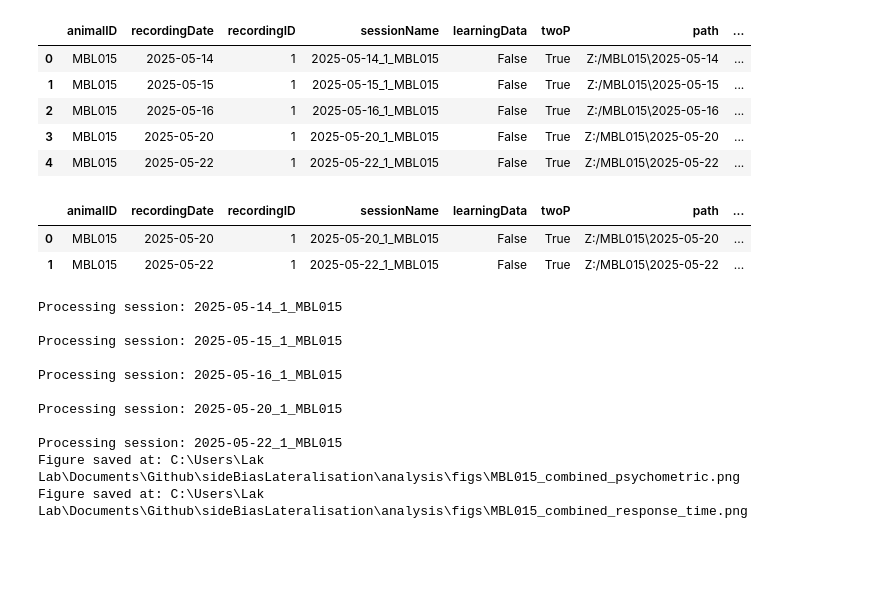
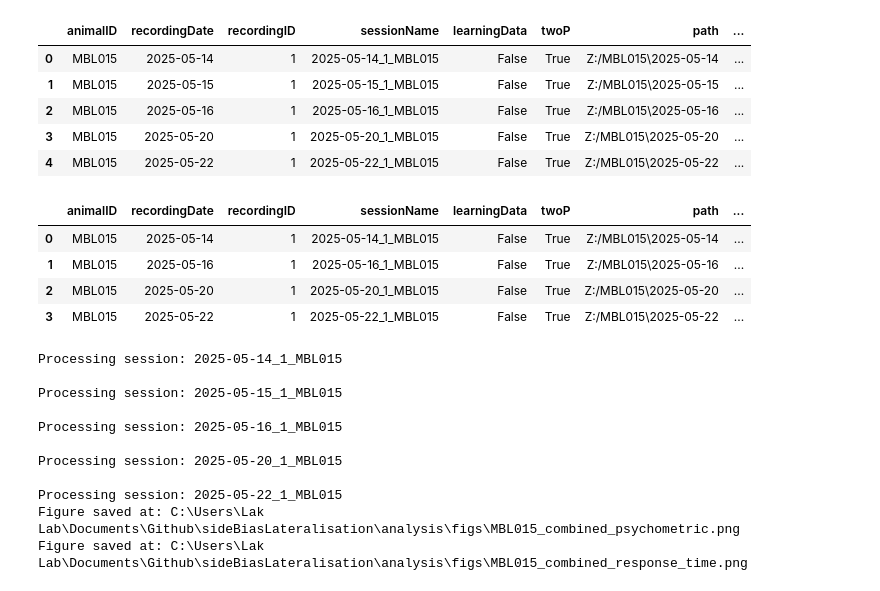
Before and after one commit to huriyeatg/sideBiasLateralisation, a Jupyter notebook: sideBiasLateralisation_combinedanalysis.ipynb, the cells around one changed output. Cells and saved outputs as stored; diff of their text form; code cells hidden in the pictures; blank space fills up the shorter version.

```diff
--- a/sideBiasLateralisation_combinedanalysis.ipynb
+++ b/sideBiasLateralisation_combinedanalysis.ipynb
@@ -35,15 +35,17 @@ info.recordingList
 | 4 | MBL015 | 2025-05-22 | 1 | 2025-05-22_1_MBL015 | False | True | Z:/MBL015\2025-05-22 | ... |
 # %%
 # List of sessions to filter
-specific_expRefs = ['2025-05-22_1_MBL015', '2025-05-20_1_MBL015']
-# specific_expRefs = ['2025-05-22_1_MBL015']
+specific_expRefs = ['2025-05-22_1_MBL015', '2025-05-20_1_MBL015', '2025-05-16_1_MBL015', '2025-05-14_1_MBL015']
+# specific_expRefs = ['2025-05-20_1_MBL015']
 # Filter the recording list to include only the specified sessions
 info.recordingList = info.recordingList[info.recordingList['sessionName'].isin(specific_expRefs)].reset_index(drop=True)
 info.recordingList
 # %% [output]
 |  | animalID | recordingDate | recordingID | sessionName | learningData | twoP | path | ... |
-| 0 | MBL015 | 2025-05-20 | 1 | 2025-05-20_1_MBL015 | False | True | Z:/MBL015\2025-05-20 | ... |
-| 1 | MBL015 | 2025-05-22 | 1 | 2025-05-22_1_MBL015 | False | True | Z:/MBL015\2025-05-22 | ... |
+| 0 | MBL015 | 2025-05-14 | 1 | 2025-05-14_1_MBL015 | False | True | Z:/MBL015\2025-05-14 | ... |
+| 1 | MBL015 | 2025-05-16 | 1 | 2025-05-16_1_MBL015 | False | True | Z:/MBL015\2025-05-16 | ... |
+| 2 | MBL015 | 2025-05-20 | 1 | 2025-05-20_1_MBL015 | False | True | Z:/MBL015\2025-05-20 | ... |
+| 3 | MBL015 | 2025-05-22 | 1 | 2025-05-22_1_MBL015 | False | True | Z:/MBL015\2025-05-22 | ... |
 # %%
 # Plot combined psychometric
 pfun.plot_combined_psychometric(
```
Also changed, not shown: parts of 2 cells of this notebook, 7 other files.
